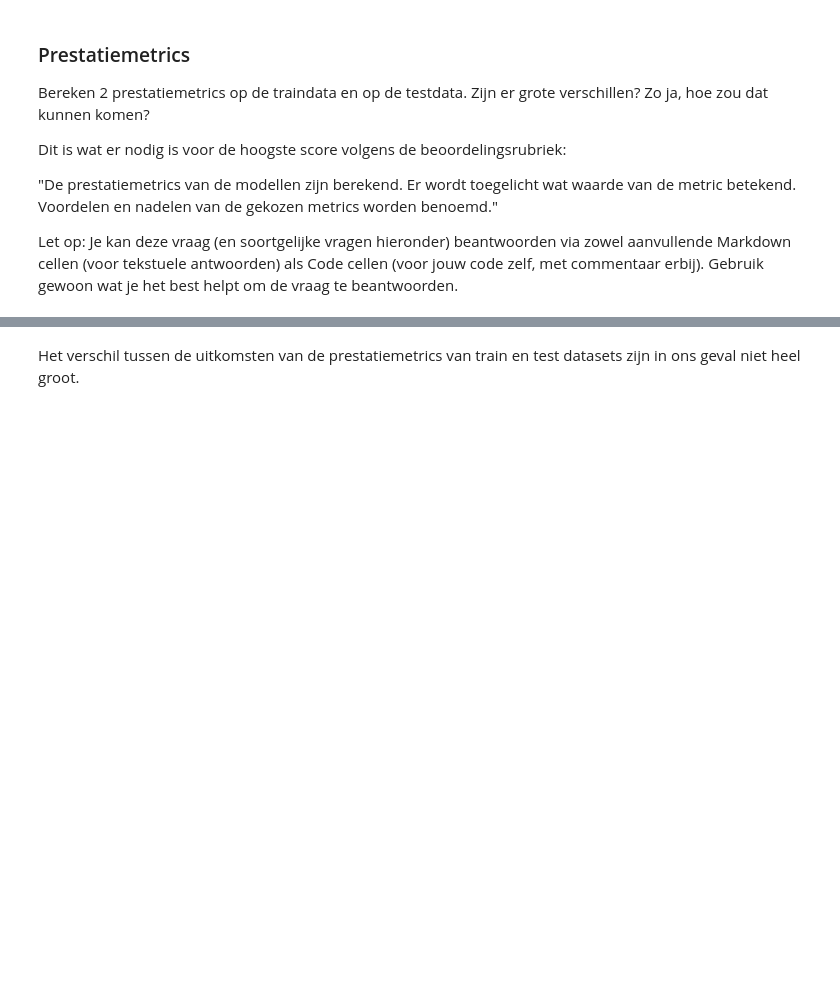
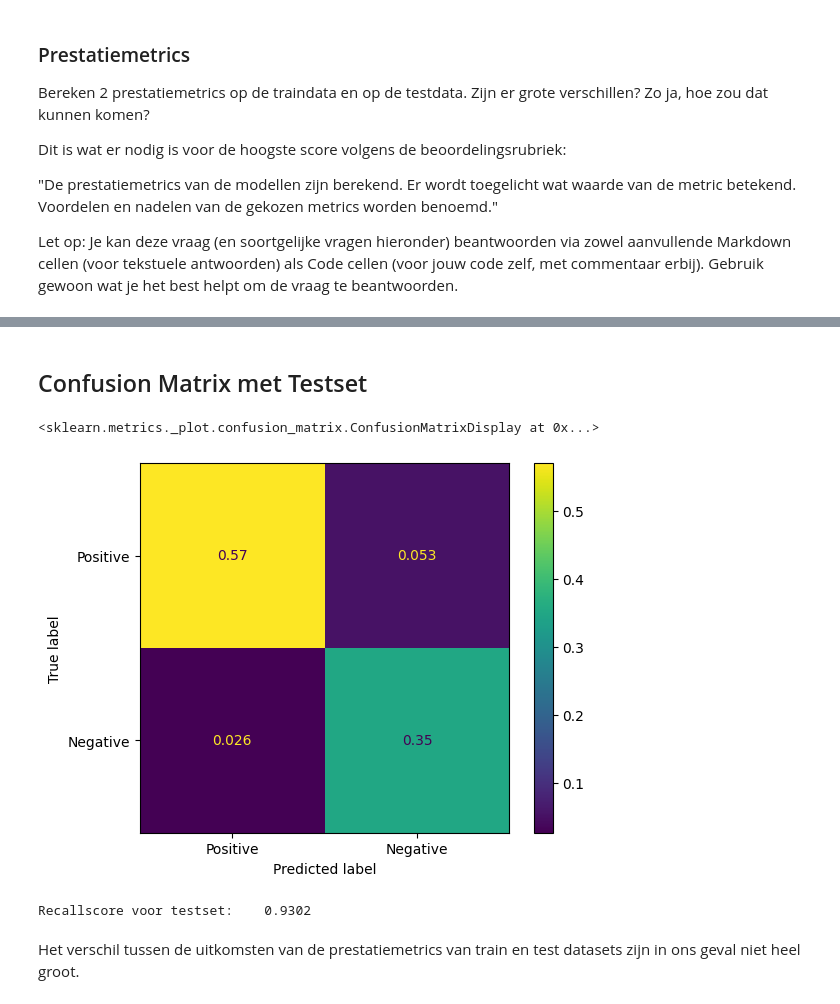
Before and after one commit to yanj27/Smart_Industry, a Jupyter notebook: Data Mining/Opdracht 2/Data Mining - Opdracht 2 (Parameters & Prestatiemetrics).ipynb, the cells around one changed output, grey strips where cells are left out. Saved outputs shown, nothing was run; the diff lists cells and outputs as text; code cells hidden in the pictures; blank space fills up the shorter version.

```diff
--- a/Data Mining/Opdracht 2/Data Mining - Opdracht 2 (Parameters & Prestatiemetrics).ipynb
+++ b/Data Mining/Opdracht 2/Data Mining - Opdracht 2 (Parameters & Prestatiemetrics).ipynb
@@ -235,3 +256,18 @@ Let op: Je kan deze vraag (en soortgelijke vragen hieronder) beantwoorden via zo
+# %% [markdown]
+## Confusion Matrix met Testset
+# %%
+test_pred = knn.predict(X_test).astype(np.float32)
+cm = confusion_matrix(y_test, test_pred, normalize='all')
+disp = ConfusionMatrixDisplay(confusion_matrix=cm, display_labels=["Positive", "Negative"])
+disp.plot()
+# %% [output]
+<sklearn.metrics._plot.confusion_matrix.ConfusionMatrixDisplay at 0x...>
+[figure, added]
+# %%
+recall = recall_score(y_test, test_pred)
+print(f"Recallscore voor testset:    {recall:.4f}")
+# %% [output]
+Recallscore voor testset:    0.9302
 # %% [markdown]
 Het verschil tussen de uitkomsten van de prestatiemetrics van train en test datasets zijn in ons geval niet heel groot.
 # %% [markdown]
```
Also changed, not shown: parts of 11 cells of this notebook.
